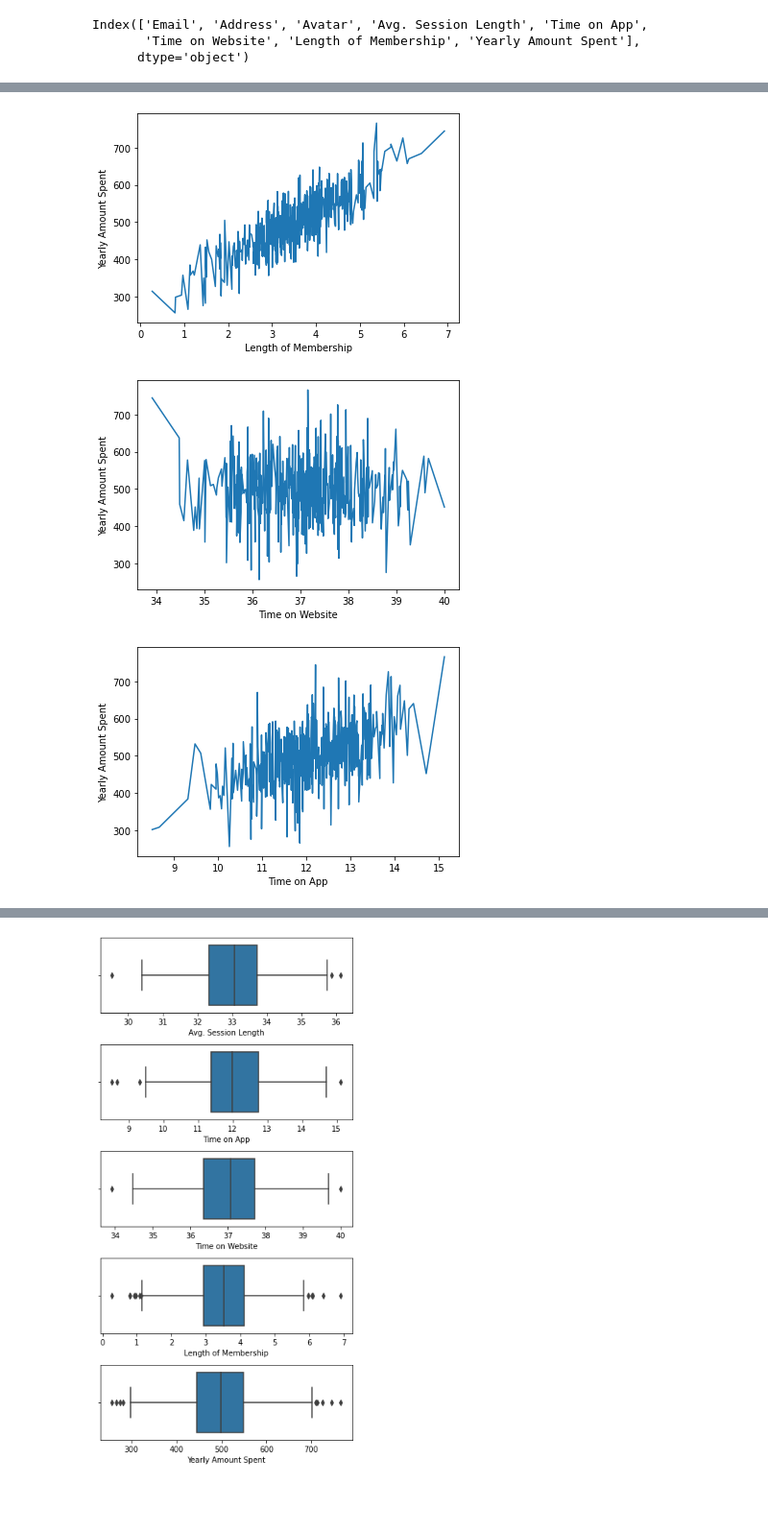
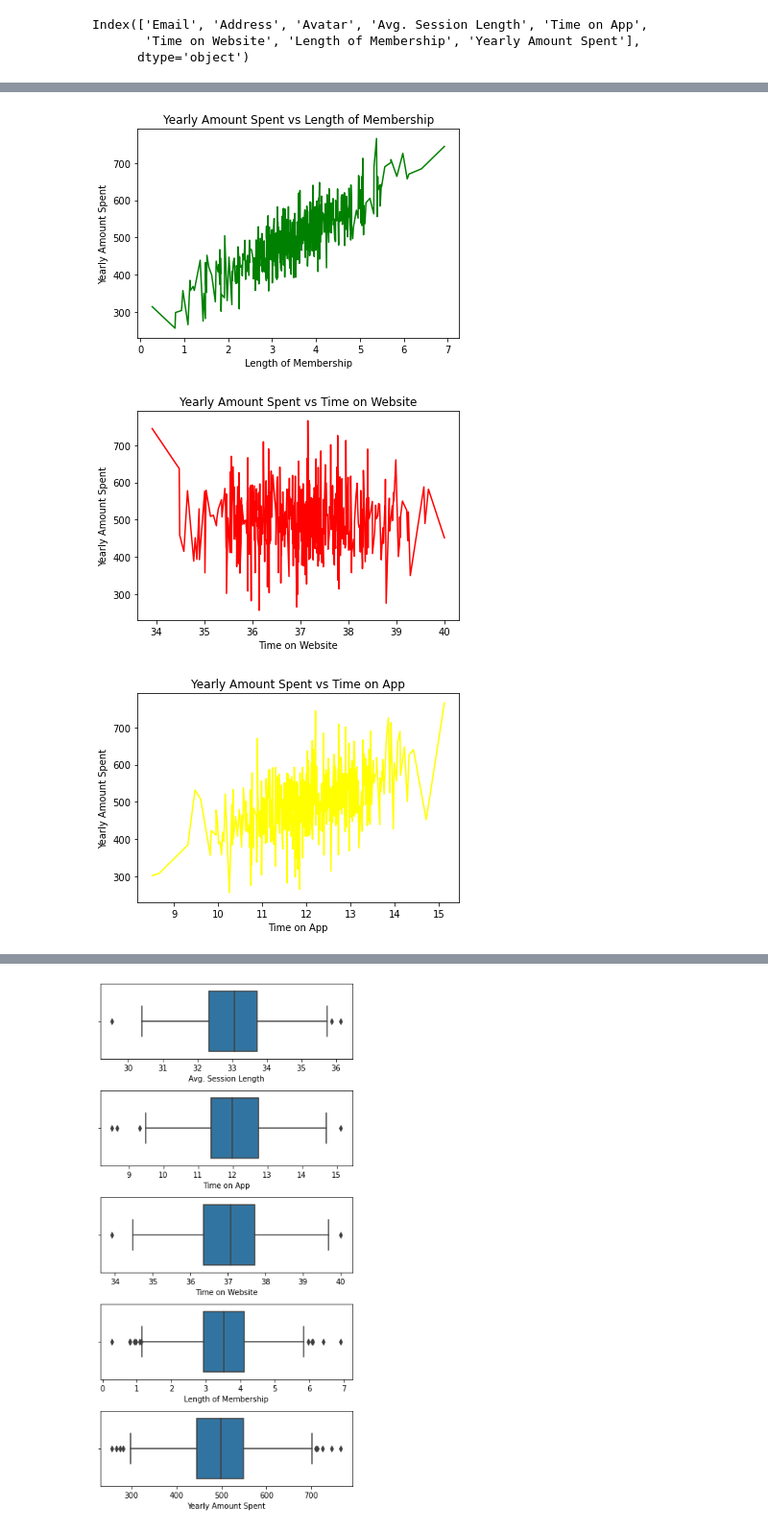
Before and after one commit to kumar12219218/LinearRegression_BharathKumarReddy_R, a Jupyter notebook: Ecommerce_project_Refactor.ipynb, the cells around one changed output, grey strips where cells are left out. Shown: that part at 96% size. Saved outputs shown, nothing was run; the diff lists cells and outputs as text; code cells hidden in the pictures; blank space fills up the shorter version.

```diff
--- a/Ecommerce_project_Refactor.ipynb
+++ b/Ecommerce_project_Refactor.ipynb
@@ -92,18 +92,18 @@ Ecom_Customer_data.corr()
 | Length of Membership | 0.060247 | 0.029143 | -0.047582 | 1.000000 | 0.809084 |
 | Yearly Amount Spent | 0.355088 | 0.499328 | -0.002641 | 0.809084 | 1.000000 |
 # %%
-sns.lineplot(x="Length of Membership",y="Yearly Amount Spent",data=Ecom_Customer_data)
+sns.lineplot(x="Length of Membership",y="Yearly Amount Spent",color="green",data=Ecom_Customer_data).set(title="Yearly Amount Spent vs Length of Membership")
 plt.show()
 # %% [output]
-[figure, old version]
+[figure, new version]
 # %%
-sns.lineplot(x="Time on Website",y="Yearly Amount Spent",data=Ecom_Customer_data)
+sns.lineplot(x="Time on Website",y="Yearly Amount Spent",color="red",data=Ecom_Customer_data).set(title="Yearly Amount Spent vs Time on Website")
 plt.show()
 # %% [output]
-[figure, old version]
+[figure, new version]
 # %%
-sns.lineplot(x="Time on App",y="Yearly Amount Spent",data=Ecom_Customer_data)
+sns.lineplot(x="Time on App",y="Yearly Amount Spent",color="yellow",data=Ecom_Customer_data).set(title="Yearly Amount Spent vs Time on App")
 plt.show()
 # %% [output]
-[figure, old version]
+[figure, new version]
 # %%
```
Also changed, not shown: parts of 13 cells of this notebook.
